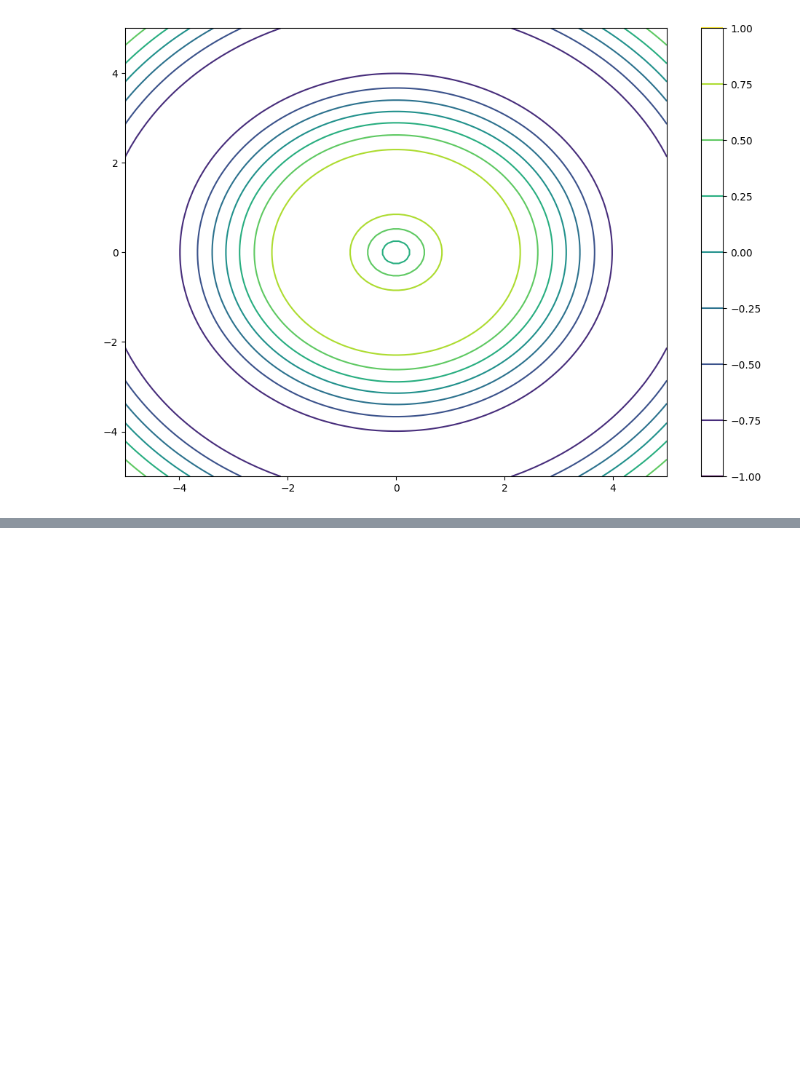
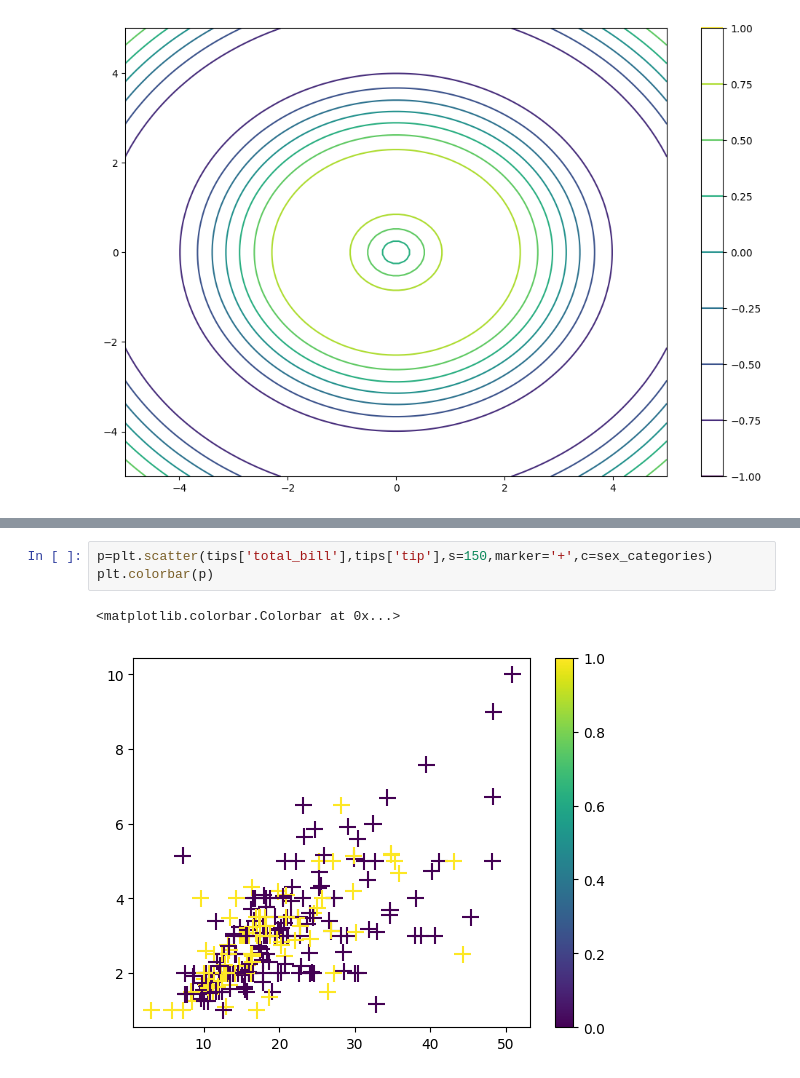
Before and after one commit to Misbahuddin111/Data-visualization, a Jupyter notebook: 24 session advanced matplotlib.ipynb, the cells around one changed output, grey strips where cells are left out. Saved outputs shown, nothing was run; the diff lists cells and outputs as text; blank space fills up the shorter version.

```diff
--- a/24 session advanced matplotlib.ipynb
+++ b/24 session advanced matplotlib.ipynb
@@ -145,0 +197,6 @@ plt.show()
+# %%
+p=plt.scatter(tips['total_bill'],tips['tip'],s=150,marker='+',c=sex_categories)
+plt.colorbar(p)
+# %% [output]
+<matplotlib.colorbar.Colorbar at 0x...>
+[figure, added]
```
Also changed, not shown: parts of 21 cells of this notebook.
